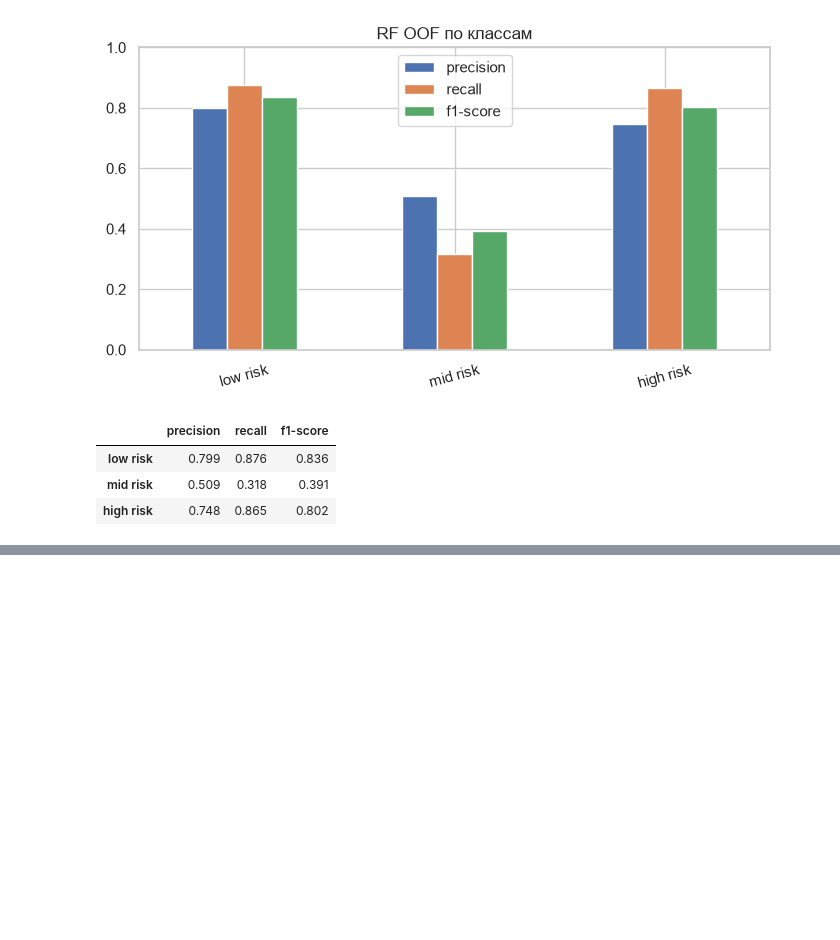
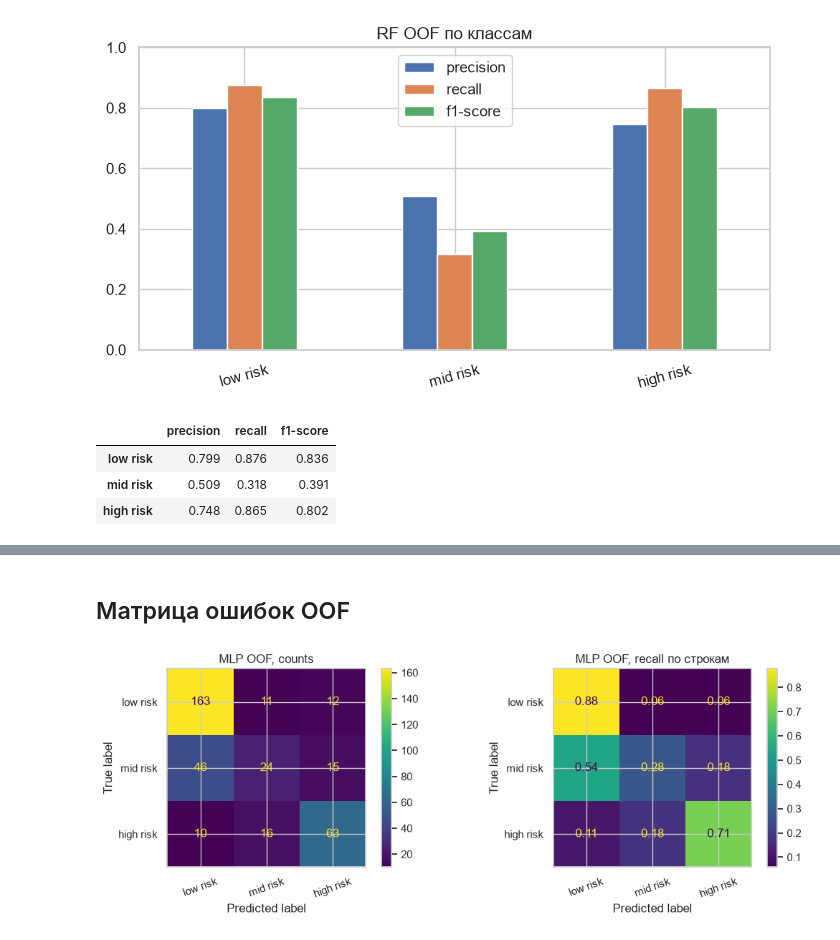
Before and after one commit to NexPG/risk-of-pregnancy, a Jupyter notebook: code/trainer.ipynb, the cells around one changed output, grey strips where cells are left out. Drawn from its saved outputs; the diff is of its cells as text; code cells hidden in the pictures; blank space fills up the shorter version.

```diff
--- a/code/trainer.ipynb
+++ b/code/trainer.ipynb
@@ -554,0 +779,11 @@ display(per.round(3))
+# %%
+mlp_oof = cross_val_predict(mlp_search.best_estimator_, X_train, y_train, cv=cv, n_jobs=-1)
+
+print("best:", mlp_search.best_params_)
+print(f"CV f1_macro: {mlp_search.best_score_:.3f} ± {mlp_search.cv_results_['std_test_score'][mlp_search.best_index_]:.3f}")
+print(f"OOF accuracy : {accuracy_score(y_train, mlp_oof):.3f}")
+print(f"OOF f1_macro : {f1_score(y_train, mlp_oof, average='macro'):.3f}")
+print("OOF recall    :", dict(zip(LABELS, recall_score(y_train, mlp_oof, labels=LABELS, average=None).round(3))))
+print("OOF precision :", dict(zip(LABELS, precision_score(y_train, mlp_oof, labels=LABELS, average=None).round(3))))
+print()
+print(classification_report(y_train, mlp_oof, labels=LABELS, digits=3))
@@ -554,0 +807,17 @@ display(per.round(3))
+# %% [markdown]
+## Матрица ошибок OOF
+# %%
+fig, axes = plt.subplots(1, 2, figsize=(11, 4))
+ConfusionMatrixDisplay.from_predictions(
+    y_train, mlp_oof, labels=LABELS, ax=axes[0], xticks_rotation=20
+)
+axes[0].set_title("MLP OOF, counts")
+ConfusionMatrixDisplay.from_predictions(
+    y_train, mlp_oof, labels=LABELS, normalize="true",
+    values_format=".2f", ax=axes[1], xticks_rotation=20
+)
+axes[1].set_title("MLP OOF, recall по строкам")
+plt.tight_layout()
+plt.show()
+# %% [output]
+[figure, added]
```
Also changed, not shown: parts of 30 cells of this notebook.
